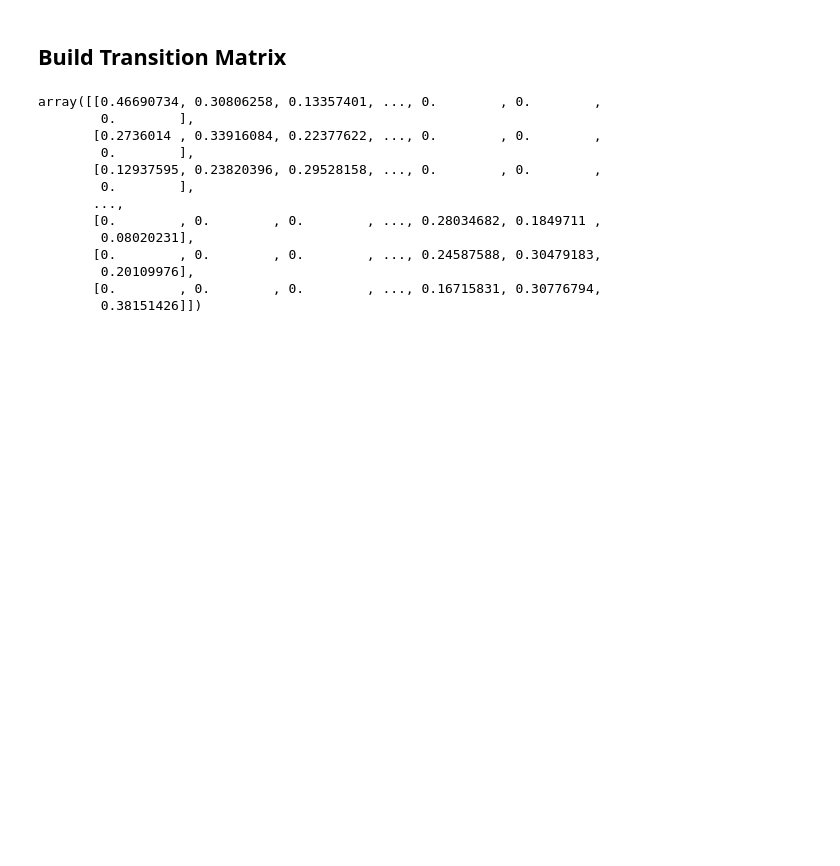
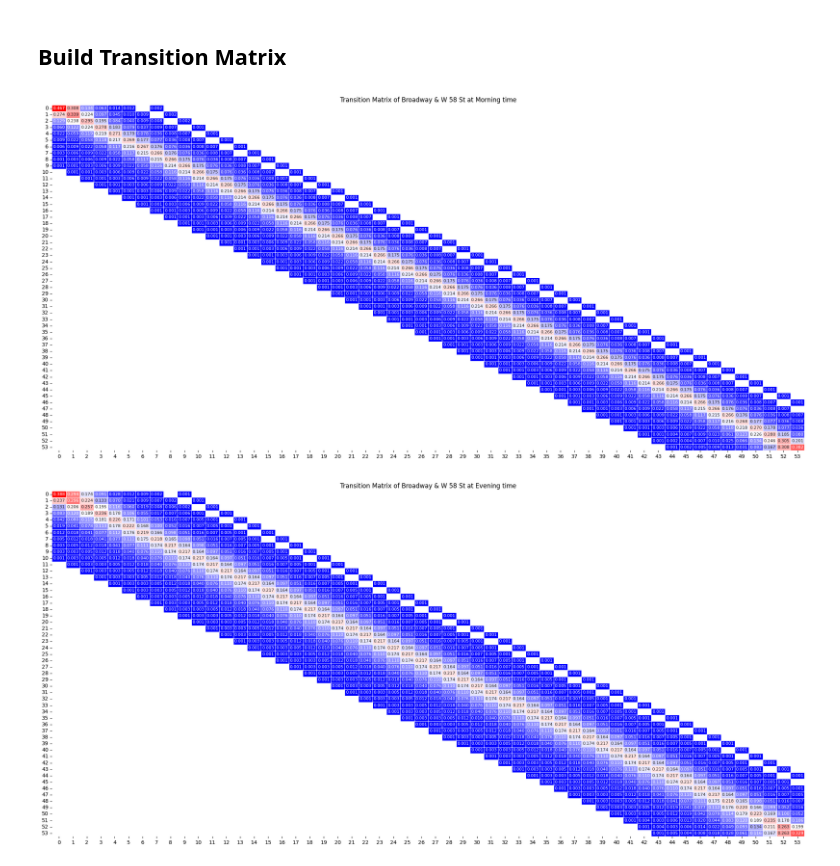
Before and after one commit to bwoody13/nyc-citibike-markovchain, a Jupyter notebook: project.ipynb, the cells around one changed output. Saved outputs shown, nothing was run; the diff lists cells and outputs as text; code cells hidden in the pictures; blank space fills up the shorter version.

Commit message:
add plot for transition matrix, create stationary distribution function

```diff
--- a/project.ipynb
+++ b/project.ipynb
@@ -315,5 +318,7 @@ Morning points: 2724 ; Evening Points: 5773
 # %%
-def get_transition_matrix(df, station_id, bins, capacity):
+def get_transition_matrix(df, station_id, bins):
+    # Get capacity
+    capacity = station_map[station_id]["dock_size"]
     # Column of +/- 1 if start or end at the staion
     mask_start_station = df.start_station_id == station_id
     mask_end_station = df.end_station_id == station_id
@@ -372,17 +374,3 @@ evening_bins = range(evening_start, evening_end + 1)
 # %%
-P_s1_m = get_transition_matrix(df_s1_m, station_1_id, morning_bins, station_map[station_1_id]['dock_size'])
-P_s1_m
+P_s1_m = get_transition_matrix(df_s1_m, station_1_id, morning_bins)
+P_s1_e = get_transition_matrix(df_s1_e, station_1_id, evening_bins)
-# %% [output]
-array([[0.46690734, 0.30806258, 0.13357401, ..., 0.        , 0.        ,
-        0.        ],
-       [0.2736014 , 0.33916084, 0.22377622, ..., 0.        , 0.        ,
-        0.        ],
-       [0.12937595, 0.23820396, 0.29528158, ..., 0.        , 0.        ,
-        0.        ],
-       ...,
-       [0.        , 0.        , 0.        , ..., 0.28034682, 0.1849711 ,
-        0.08020231],
-       [0.        , 0.        , 0.        , ..., 0.24587588, 0.30479183,
-        0.20109976],
-       [0.        , 0.        , 0.        , ..., 0.16715831, 0.30776794,
-        0.38151426]])
@@ -388,0 +383,19 @@ array([[0.46690734, 0.30806258, 0.13357401, ..., 0.        , 0.        ,
+# %%
+def display_P(P, station_id, tod):
+    plt.figure(figsize=(26, 12))
+
+    # Creating the heatmap and annotating non-zero values
+    # Adjust the annot_kws to change font size if needed
+    sns.heatmap(P, cmap='bwr', annot=True, fmt=".3f",
+                linewidths=.5, cbar=False,
+                annot_kws={"size": 8},
+                mask=(P == 0)) # Masking zero values
+
+    plt.title(f'Transition Matrix of {station_map[station_id]["station_name"]} at {tod} time')
+    plt.show()
+# %%
+display_P(P_s1_m, station_1_id, "Morning")
+display_P(P_s1_e, station_1_id, "Evening")
+# %% [output]
+[figure, added]
+[figure, added]
```
Also changed, not shown: parts of 14 cells of this notebook.
